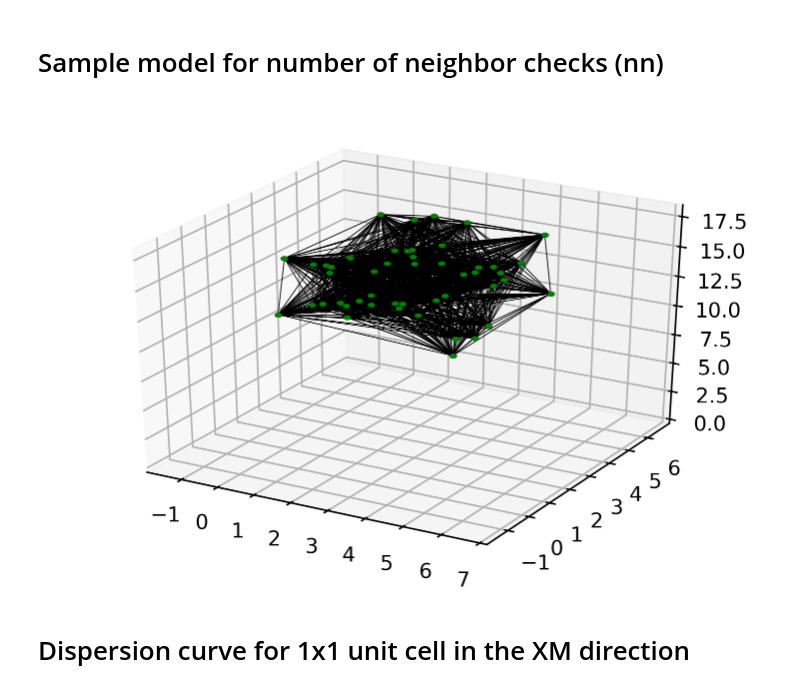
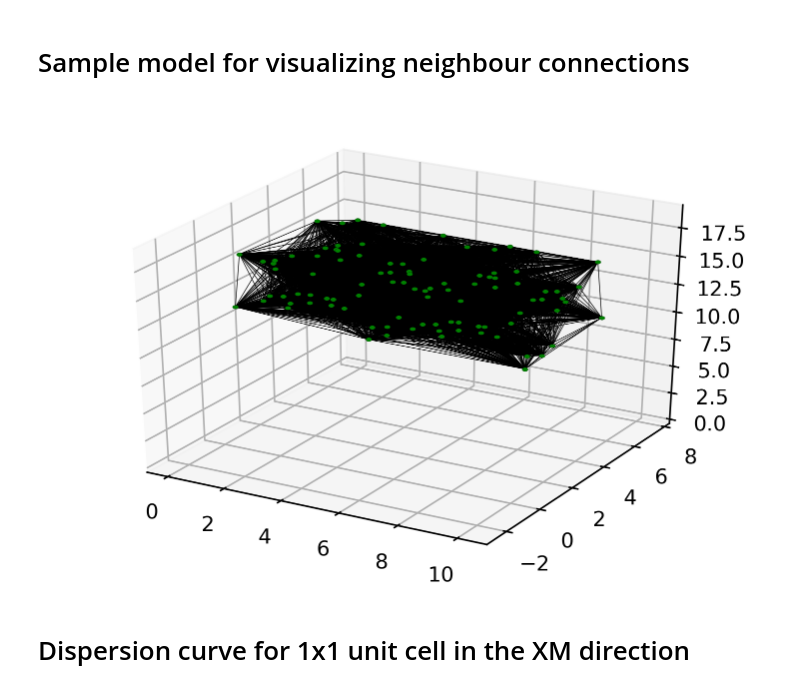
Before and after one commit to elchatz/BiPentaSiQT, a Jupyter notebook: qt.ipynb, the cells around one changed output. Saved outputs shown, nothing was run; the diff lists cells and outputs as text; code cells hidden in the pictures.

```diff
--- a/qt.ipynb
+++ b/qt.ipynb
@@ -17,6 +14,6 @@ import mayavi
 import math
 # %% [markdown]
-# Sample model for number of neighbor checks (nn)
+# Sample model for visualizing neighbour connections
 # %%
 model = tbmodels.Model.from_wannier_files(
 	hr_file='BiPentaSi_hr.dat',
@@ -26,36 +23,36 @@ model = tbmodels.Model.from_wannier_files(
 )
 
 nn = 2
 
 remove = [R for R in model.hop if (R[0] > nn) or (R[1] > nn) or (R[2] > nn)]
 for R in remove:
   del model.hop[R]
 
 remove = [R for R in model.hop if (R[0] < -nn) or (R[1] < -nn) or (R[2] < -nn)]
 for R in remove:
   del model.hop[R]
 
 lattice = model.to_kwant_lattice()
 
 def lead_shape(p):
 	x, y, z = p
-	return -1*model.uc[0][0] < x < 1*model.uc[0][0] and -1*model.uc[1][1] < y < 1*model.uc[1][1] and 0 < z < 30
+	return -2*model.uc[0][0] < x < 2*model.uc[0][0] and -1*model.uc[1][1] < y < 1*model.uc[1][1] and 0 < z < 30
 
 
 sym_lead = kwant.TranslationalSymmetry(
-    lattice.vec((1, 0, 0)),
+    lattice.vec((2, 0, 0)),
     lattice.vec((0, 1, 0)),
 	lattice.vec((0, 0, 1))
 )
 
 lead = kwant.Builder(sym_lead)
 lead[lattice.shape(lead_shape, (0, 0, 15))] = 0
 model.add_hoppings_kwant(lead)
 
 kwant_sys = wraparound.wraparound(lead).finalized()
 fig = kwant.plot(kwant_sys, site_size=0.18, site_lw=0.01, hop_lw=0.05, site_color='g', dpi = 300)
 # %% [output]
-[figure, old version]
+[figure, new version]
 # %% [markdown]
 # Dispersion curve for 1x1 unit cell in the XM direction
 # %%
```
Also changed, not shown: parts of 12 cells of this notebook.
